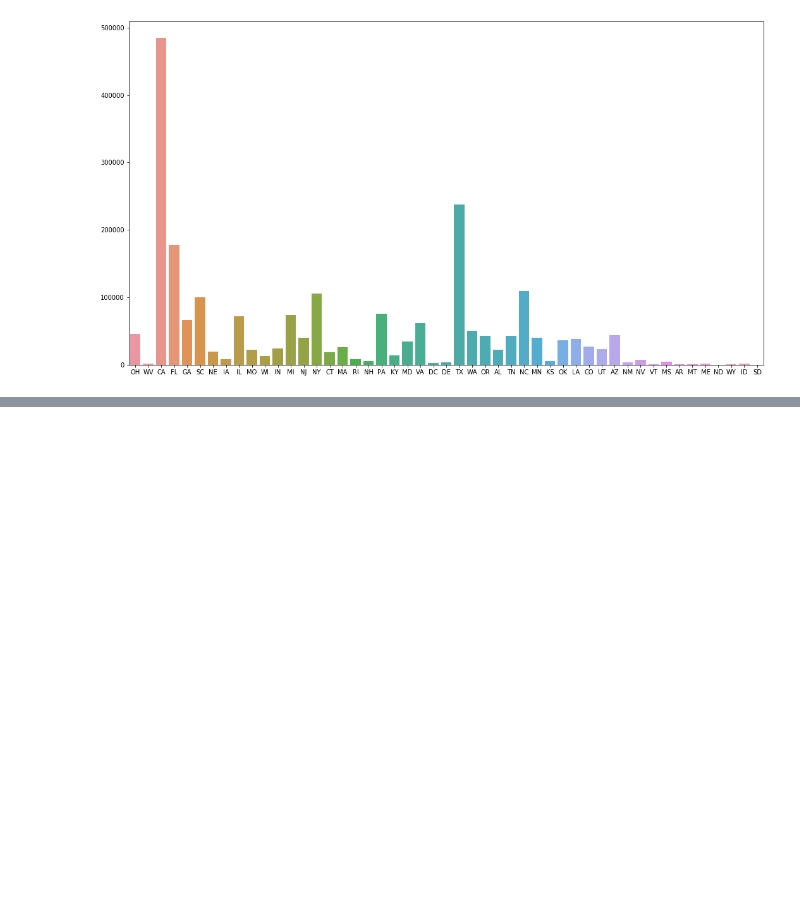
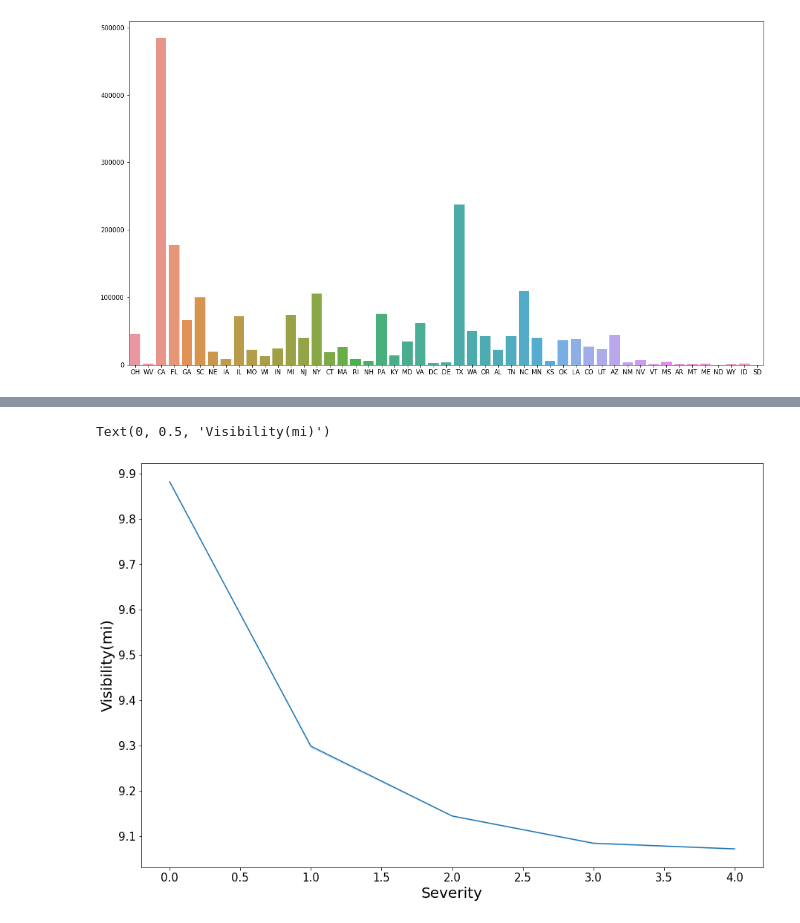
Before and after one commit to bee5633/Accidents, a Jupyter notebook: US_Accidents.ipynb, the cells around one changed output, grey strips where cells are left out. Saved outputs shown, nothing was run; the diff lists cells and outputs as text; code cells hidden in the pictures; blank space fills up the shorter version.

Commit message:
added visibility

```diff
--- a/US_Accidents.ipynb
+++ b/US_Accidents.ipynb
@@ -220,0 +230,11 @@ sns.barplot(states, by_state)
+# %%
+#relationship between severity and visibility
+plt.figure(figsize= (15,10))
+sns.lineplot(x="Severity", y="Visibility(mi)", ci=False, estimator=np.mean, data=df)
+plt.xticks(fontsize=15)
+plt.yticks(fontsize=15)
+plt.xlabel("Severity", fontsize=20)
+plt.ylabel("Visibility(mi)", fontsize=20)
+# %% [output]
+Text(0, 0.5, 'Visibility(mi)')
+[figure, added]
```
Also changed, not shown: parts of 2 cells of this notebook.
